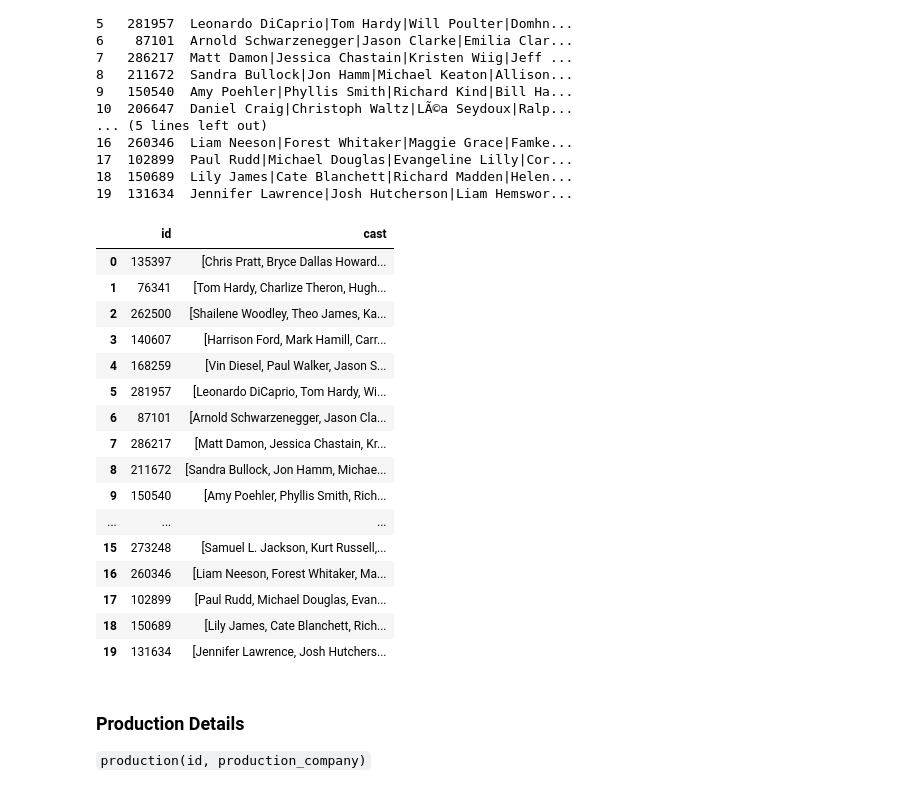
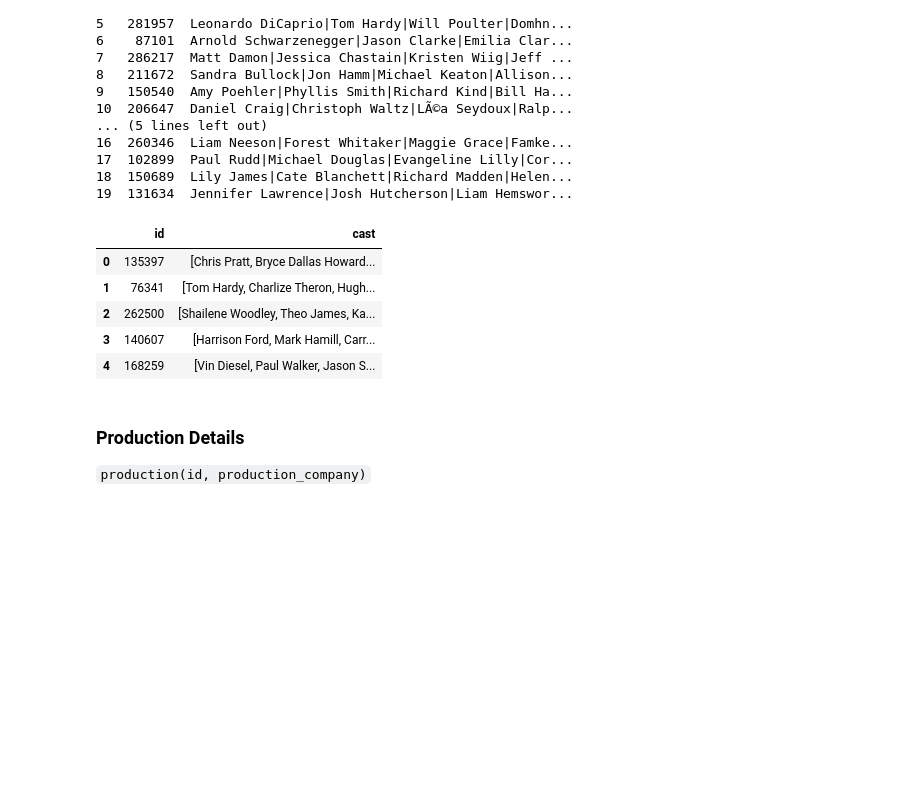
Before and after one commit to gowthamgeddam/DE_Project, a Jupyter notebook: python_files/preprocessing.ipynb, the cells around one changed output. Saved outputs shown, nothing was run; the diff lists cells and outputs as text; code cells hidden in the pictures; blank space fills up the shorter version.

```diff
--- a/python_files/preprocessing.ipynb
+++ b/python_files/preprocessing.ipynb
@@ -364,22 +364,11 @@ print(movie_cast.head(20))
 19  131634  Jennifer Lawrence|Josh Hutcherson|Liam Hemswor...
 # %%
 movie_cast.loc[:, 'cast'] = movie_cast.cast.apply(lambda name: str(name).split('|'))
-movie_cast.head(20)
+movie_cast.head()
 # %% [output]
 |  | id | cast |
 | 0 | 135397 | [Chris Pratt, Bryce Dallas Howard... |
 | 1 | 76341 | [Tom Hardy, Charlize Theron, Hugh... |
 | 2 | 262500 | [Shailene Woodley, Theo James, Ka... |
 | 3 | 140607 | [Harrison Ford, Mark Hamill, Carr... |
 | 4 | 168259 | [Vin Diesel, Paul Walker, Jason S... |
-| 5 | 281957 | [Leonardo DiCaprio, Tom Hardy, Wi... |
-| 6 | 87101 | [Arnold Schwarzenegger, Jason Cla... |
-| 7 | 286217 | [Matt Damon, Jessica Chastain, Kr... |
-| 8 | 211672 | [Sandra Bullock, Jon Hamm, Michae... |
-| 9 | 150540 | [Amy Poehler, Phyllis Smith, Rich... |
-| ... | ... | ... |
-| 15 | 273248 | [Samuel L. Jackson, Kurt Russell,... |
-| 16 | 260346 | [Liam Neeson, Forest Whitaker, Ma... |
-| 17 | 102899 | [Paul Rudd, Michael Douglas, Evan... |
-| 18 | 150689 | [Lily James, Cate Blanchett, Rich... |
-| 19 | 131634 | [Jennifer Lawrence, Josh Hutchers... |
```
Also changed, not shown: parts of 1 cell of this notebook, 1 other file.
